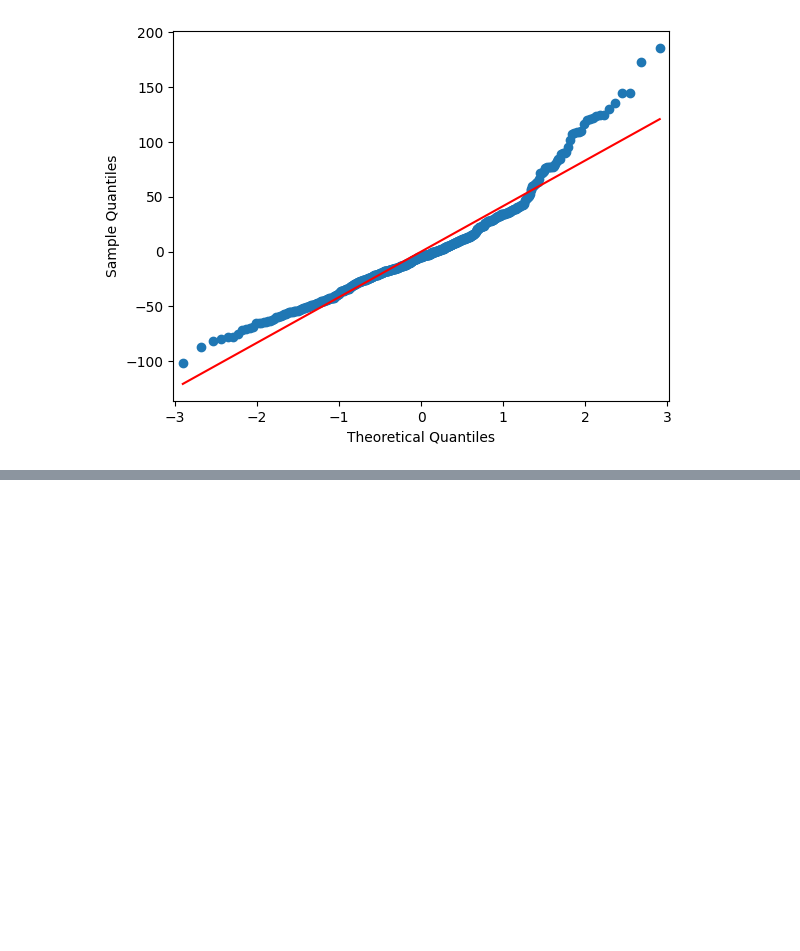
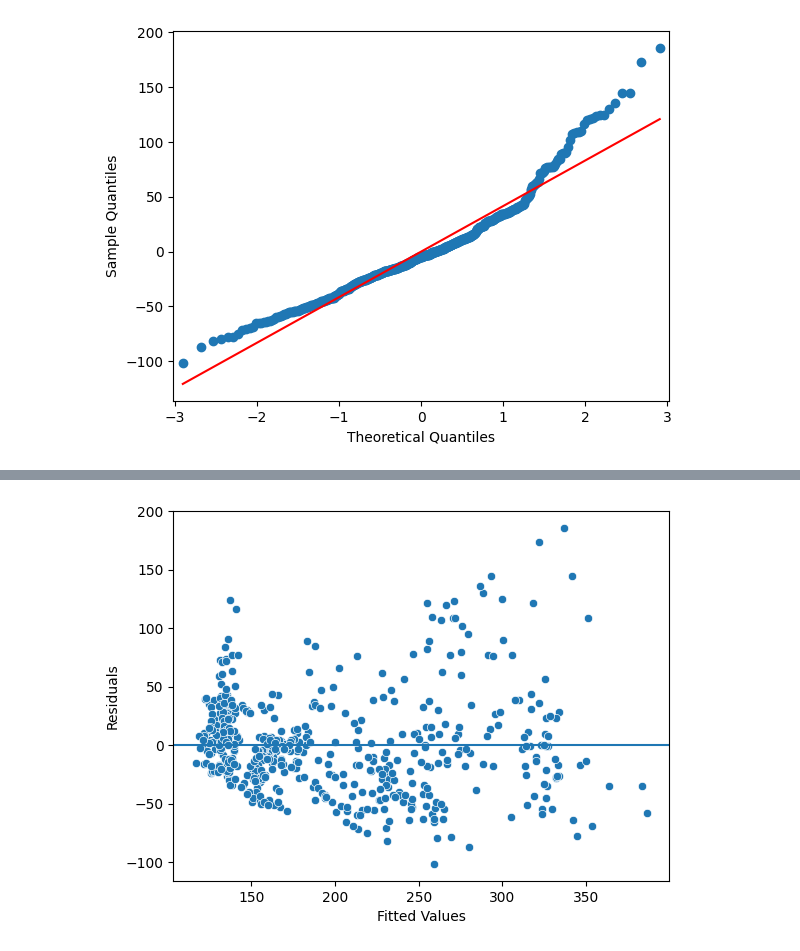
Before and after one commit to steveC-ai/Commodity-Market-Dynamics-Price-Drivers-and-Strategy-Backtesting, a Jupyter notebook: notebook/commodity.prices.ipynb, the cells around one changed output, grey strips where cells are left out. Drawn from its saved outputs; the diff is of its cells as text; code cells hidden in the pictures; blank space fills up the shorter version.

```diff
--- a/notebook/commodity.prices.ipynb
+++ b/notebook/commodity.prices.ipynb
@@ -241,3 +272,17 @@ plt.show()
+# %%
+# Checking the homoscedasticity of the residuals
+# We will plot the residuals against the fitted values (predictions)
+fig = sns.scatterplot(x=fitted_values, y=residuals)
+
+# Add reference line at residuals = 0 and add labels
+fig.axhline(0)
+fig.set_xlabel("Fitted Values")
+fig.set_ylabel("Residuals")
+plt.show()
+# The residuals are mostly randomly distributed around 0, which is a good sign for the regression model, but there is some clustering
+# This could be due to the fact that we are using a simple linear regression model, which may not capture all the complexities of the data
+# %% [output]
+[figure, added]
 # %%
 ## Let's check for WTI instead of petro
 wtiwheat = ols("wheat_us_hrw ~ crude_wti", data=comdata_long).fit()
```
Also changed, not shown: parts of 23 cells of this notebook.
